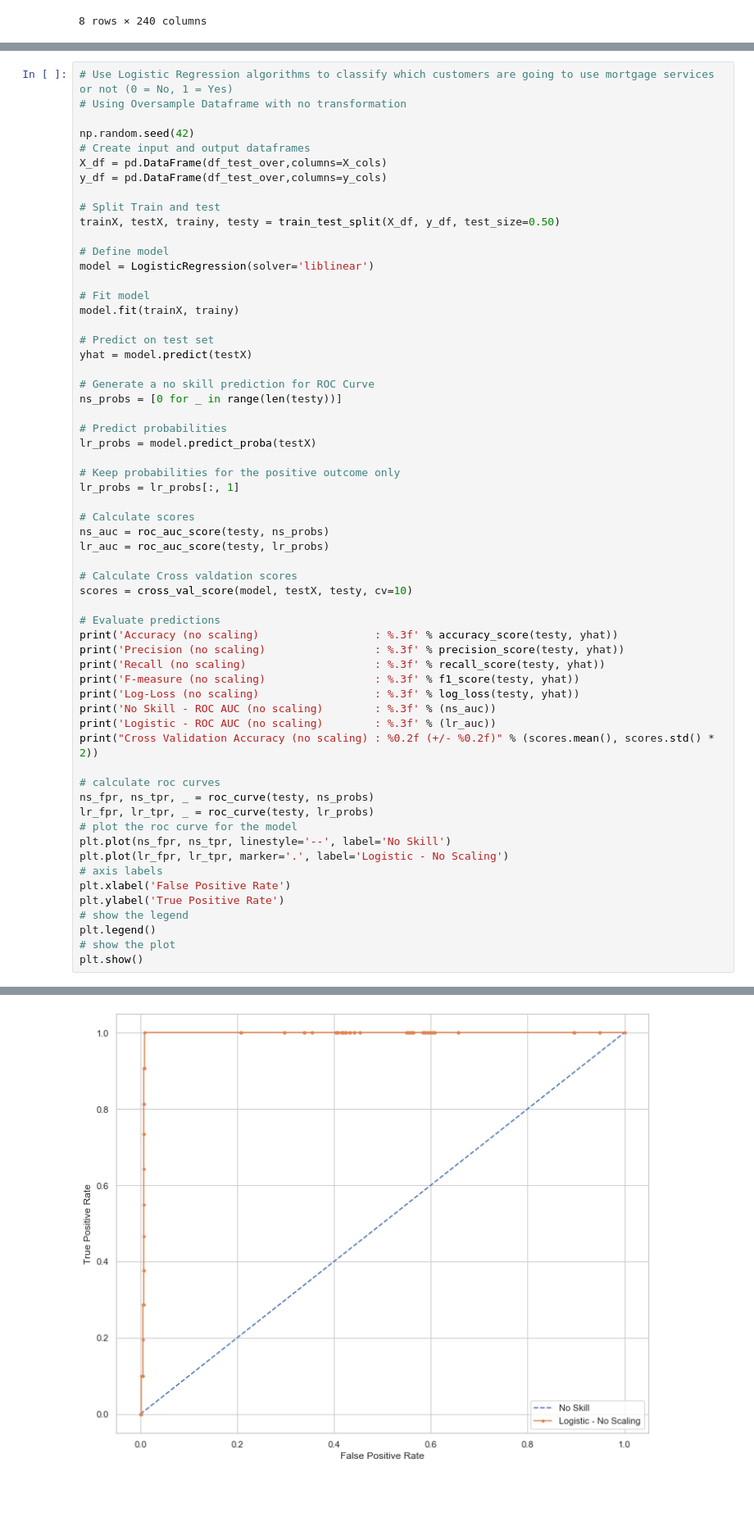
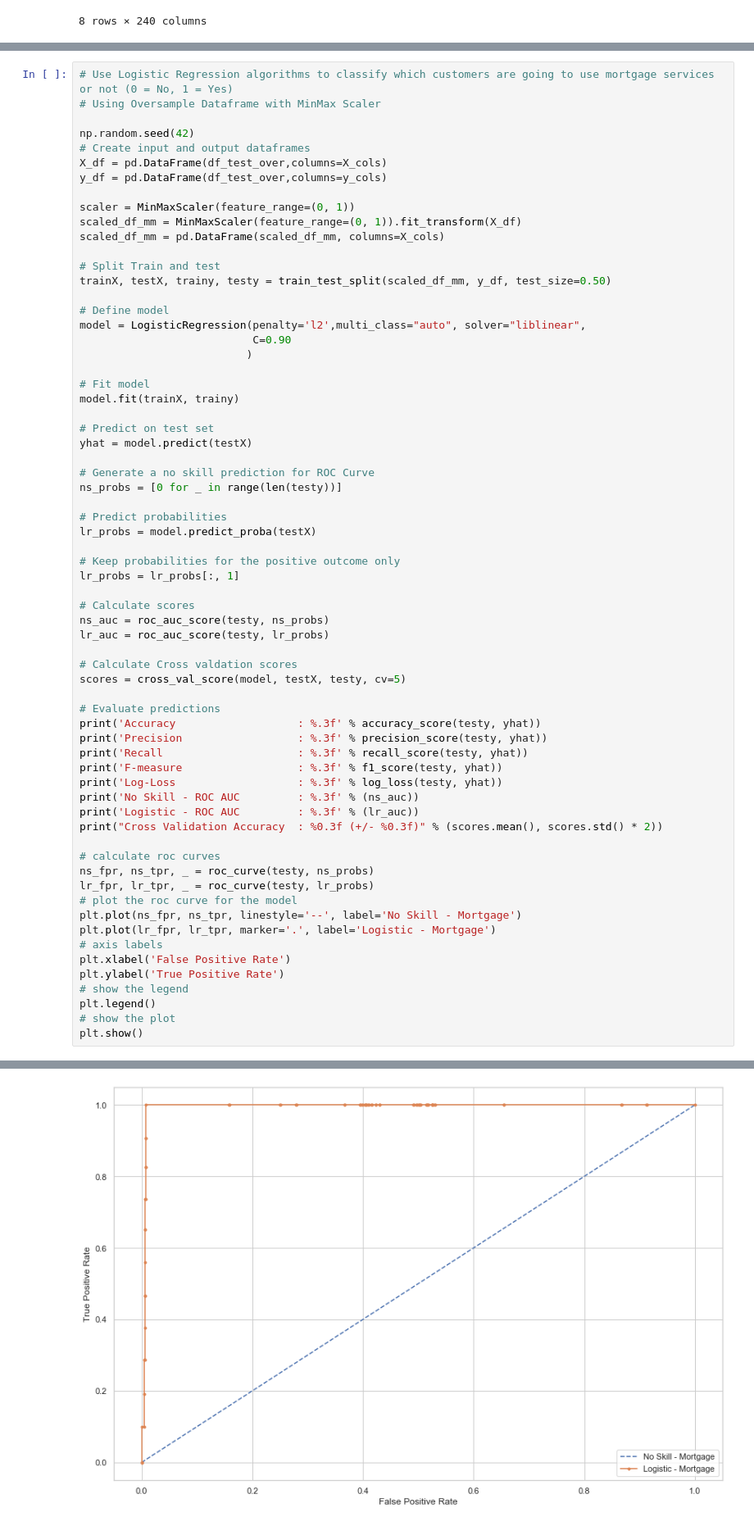
Before and after one commit to ruben-rosa/PDAIML, a Jupyter notebook: Capstone AAA - Regression - Mortgage.ipynb, the cells around one changed output, grey strips where cells are left out. Shown at 82% size. Drawn from its saved outputs; the diff is of its cells as text; blank space fills up the shorter version.

```diff
--- a/Capstone AAA - Regression.ipynb
+++ b/Capstone AAA - Regression - Mortgage.ipynb
@@ -327,17 +416,23 @@ memory usage: 2.8 MB
 # %%
 # Use Logistic Regression algorithms to classify which customers are going to use mortgage services or not (0 = No, 1 = Yes)
-# Using Oversample Dataframe with no transformation
+# Using Oversample Dataframe with MinMax Scaler
 
 np.random.seed(42)
 # Create input and output dataframes
 X_df = pd.DataFrame(df_test_over,columns=X_cols)
 y_df = pd.DataFrame(df_test_over,columns=y_cols)
 
+scaler = MinMaxScaler(feature_range=(0, 1))
+scaled_df_mm = MinMaxScaler(feature_range=(0, 1)).fit_transform(X_df)
+scaled_df_mm = pd.DataFrame(scaled_df_mm, columns=X_cols)
+
 # Split Train and test
-trainX, testX, trainy, testy = train_test_split(X_df, y_df, test_size=0.50)
+trainX, testX, trainy, testy = train_test_split(scaled_df_mm, y_df, test_size=0.50)
 
 # Define model
-model = LogisticRegression(solver='liblinear')
+model = LogisticRegression(penalty='l2',multi_class="auto", solver="liblinear",
+                           C=0.90
+                          )
 
 # Fit model
 model.fit(trainX, trainy)
@@ -359,24 +454,24 @@ ns_auc = roc_auc_score(testy, ns_probs)
 lr_auc = roc_auc_score(testy, lr_probs)
 
 # Calculate Cross valdation scores
-scores = cross_val_score(model, testX, testy, cv=10)
+scores = cross_val_score(model, testX, testy, cv=5)
 
 # Evaluate predictions
-print('Accuracy (no scaling)                  : %.3f' % accuracy_score(testy, yhat))
-print('Precision (no scaling)                 : %.3f' % precision_score(testy, yhat))
-print('Recall (no scaling)                    : %.3f' % recall_score(testy, yhat))
-print('F-measure (no scaling)                 : %.3f' % f1_score(testy, yhat))
-print('Log-Loss (no scaling)                  : %.3f' % log_loss(testy, yhat))
-print('No Skill - ROC AUC (no scaling)        : %.3f' % (ns_auc))
-print('Logistic - ROC AUC (no scaling)        : %.3f' % (lr_auc))
-print("Cross Validation Accuracy (no scaling) : %0.2f (+/- %0.2f)" % (scores.mean(), scores.std() * 2))
+print('Accuracy                   : %.3f' % accuracy_score(testy, yhat))
+print('Precision                  : %.3f' % precision_score(testy, yhat))
+print('Recall                     : %.3f' % recall_score(testy, yhat))
+print('F-measure                  : %.3f' % f1_score(testy, yhat))
+print('Log-Loss                   : %.3f' % log_loss(testy, yhat))
+print('No Skill - ROC AUC         : %.3f' % (ns_auc))
+print('Logistic - ROC AUC         : %.3f' % (lr_auc))
+print("Cross Validation Accuracy  : %0.3f (+/- %0.3f)" % (scores.mean(), scores.std() * 2))
 
 # calculate roc curves
 ns_fpr, ns_tpr, _ = roc_curve(testy, ns_probs)
 lr_fpr, lr_tpr, _ = roc_curve(testy, lr_probs)
 # plot the roc curve for the model
-plt.plot(ns_fpr, ns_tpr, linestyle='--', label='No Skill')
-plt.plot(lr_fpr, lr_tpr, marker='.', label='Logistic - No Scaling')
+plt.plot(ns_fpr, ns_tpr, linestyle='--', label='No Skill - Mortgage')
+plt.plot(lr_fpr, lr_tpr, marker='.', label='Logistic - Mortgage')
 # axis labels
 plt.xlabel('False Positive Rate')
 plt.ylabel('True Positive Rate')
@@ -396 +491 @@ Cross Validation Accuracy (no scaling) : 0.98 (+/- 0.01)
-[figure, old version]
+[figure, new version]
```
Also changed, not shown: parts of 45 cells of this notebook, 1 other file.
